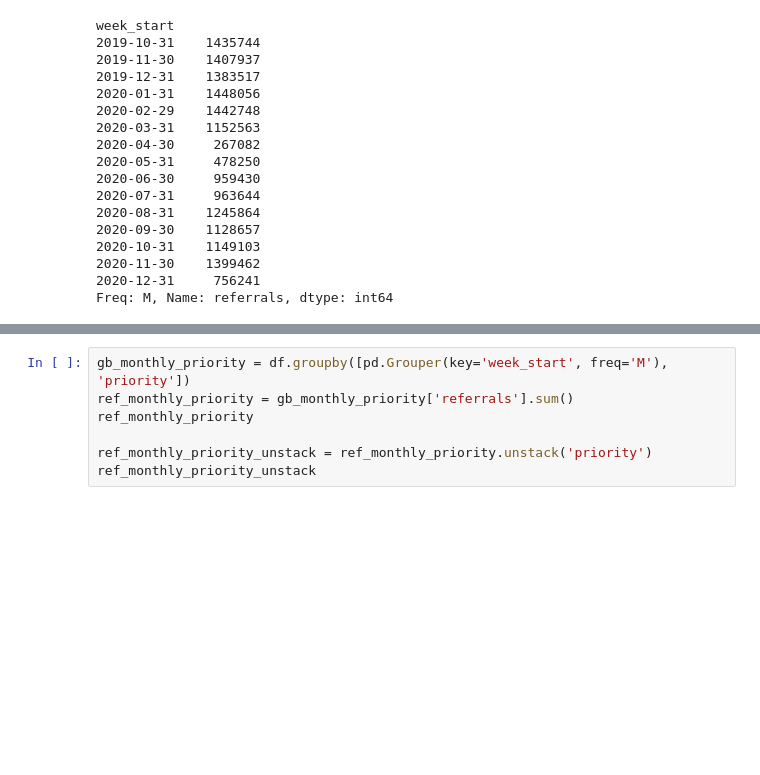
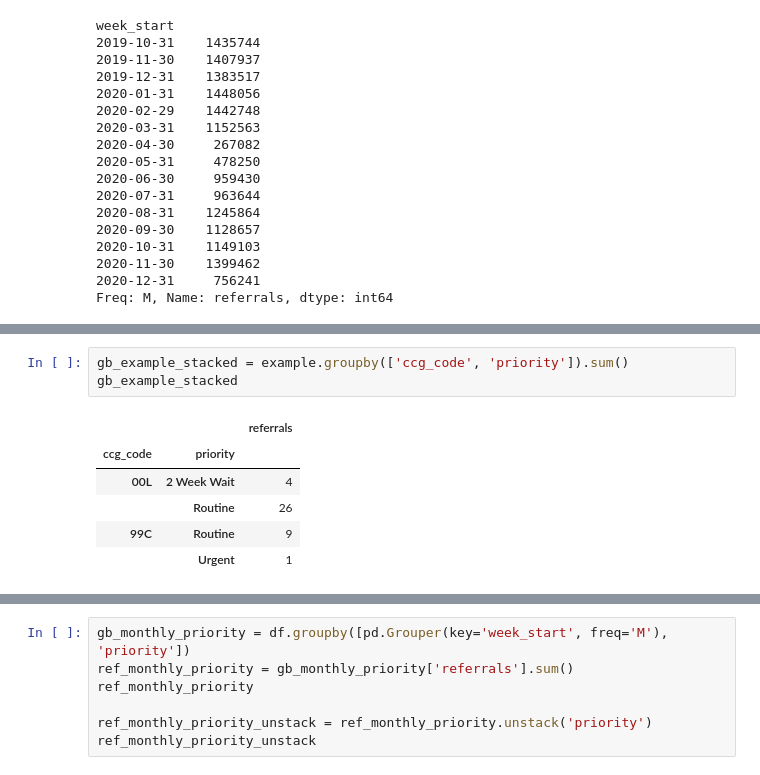
Before and after one commit to carnall-farrar/python_club, a Jupyter notebook: notebooks/analysis/aggregation.ipynb, the cells around one changed output, grey strips where cells are left out. Drawn from its saved outputs; the diff is of its cells as text; blank space fills up the shorter version.

```diff
--- a/notebooks/analysis/aggregation.ipynb
+++ b/notebooks/analysis/aggregation.ipynb
@@ -217,0 +256,10 @@ Let's group by month and priority and take the total number of referrals for eac
+# %%
+gb_example_stacked = example.groupby(['ccg_code', 'priority']).sum()
+gb_example_stacked
+# %% [output]
+|  |  | referrals |
+| ccg_code | priority |  |
+| 00L | 2 Week Wait | 4 |
+|  | Routine | 26 |
+| 99C | Routine | 9 |
+|  | Urgent | 1 |
```
Also changed, not shown: parts of 20 cells of this notebook.
